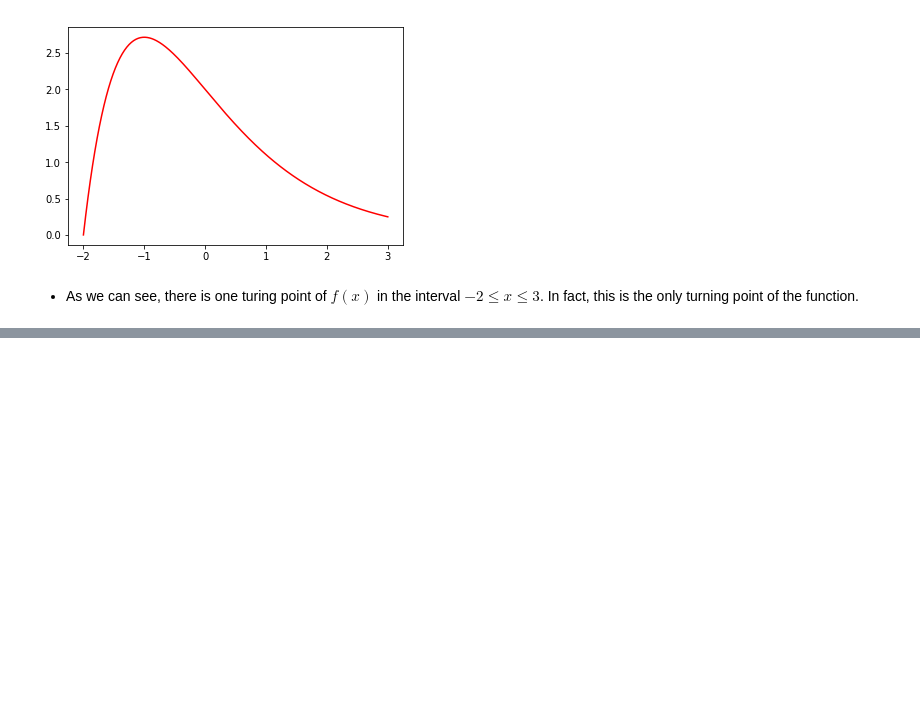
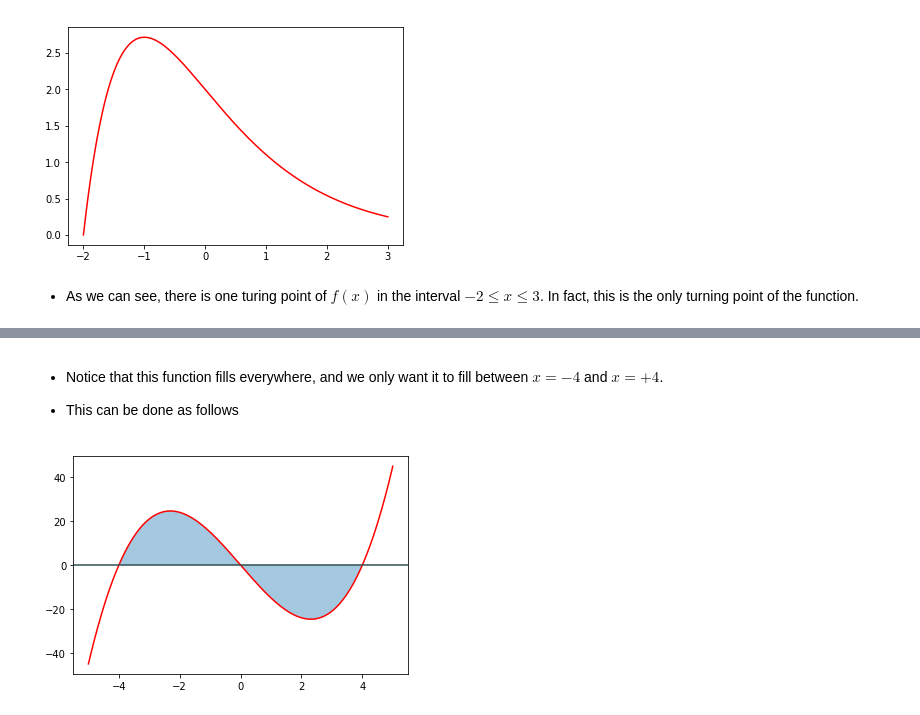
Before and after one commit to tlyonsWIT/Engineering-Maths-8.2, a Jupyter notebook: Workbook 2 - Plotting Graphs.ipynb, the cells around one changed output, grey strips where cells are left out. Drawn from its saved outputs; the diff is of its cells as text; code cells hidden in the pictures; blank space fills up the shorter version.

```diff
--- a/Workbook 2 - Plotting Graphs.ipynb
+++ b/Workbook 2 - Plotting Graphs.ipynb
@@ -76,0 +129,10 @@ plt.plot(x,f(x),color='red')
+# %% [markdown]
+* Notice that this function fills everywhere, and we only want it to fill between $x=-4$ and $x=+4$.
+
+* This can be done as follows
+# %%
+plt.plot(x,f(x),color='red')
+plt.axhline(y=0,color='darkslategray')
+plt.fill_between(x,y1=f(x),y2=0,where=abs(x)<4,interpolate=True,alpha=0.4)
+# %% [output]
+[figure, added]
```
Also changed, not shown: parts of 10 cells of this notebook.
